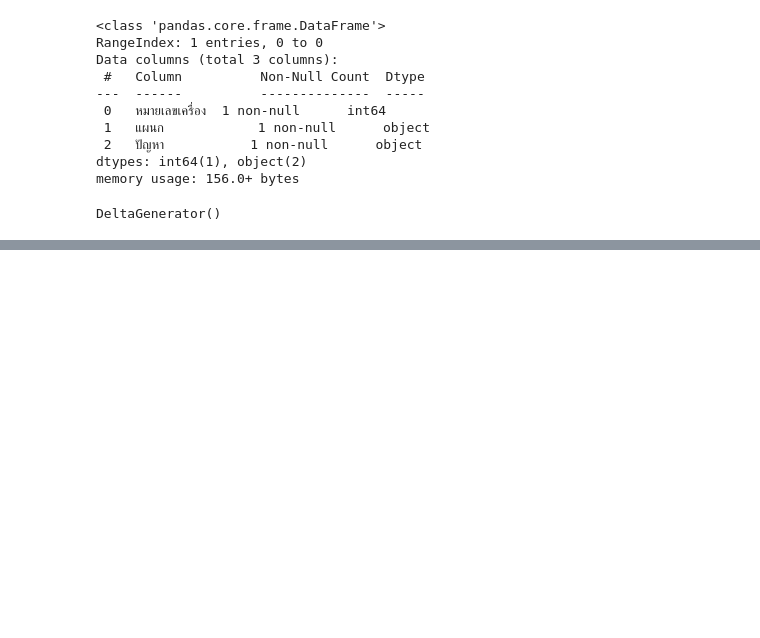
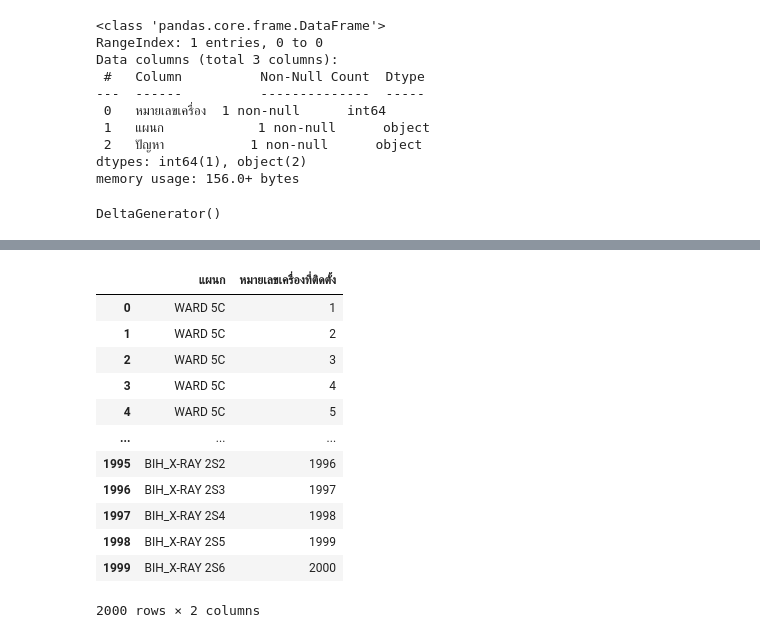
Before and after one commit to SSoraak/streamlit-start, a Jupyter notebook: test.ipynb, the cells around one changed output, grey strips where cells are left out. Cells and saved outputs as stored; diff of their text form; code cells hidden in the pictures; blank space fills up the shorter version.

```diff
--- a/test.ipynb
+++ b/test.ipynb
@@ -220,0 +260,17 @@ print(f"Predicted Time Until Maintenance Issue (statsmodels): {prediction_sm[0]:
+# %%
+df2 = pd.read_excel(data_path, sheet_name="แผนกที่ติดตั้ง Dispenser")
+df2
+# %% [output]
+|  | แผนก | หมายเลขเครื่องที่ติดตั้ง |
+| 0 | WARD 5C | 1 |
+| 1 | WARD 5C | 2 |
+| 2 | WARD 5C | 3 |
+| 3 | WARD 5C | 4 |
+| 4 | WARD 5C | 5 |
+| ... | ... | ... |
+| 1995 | BIH_X-RAY 2S2 | 1996 |
+| 1996 | BIH_X-RAY 2S3 | 1997 |
+| 1997 | BIH_X-RAY 2S4 | 1998 |
+| 1998 | BIH_X-RAY 2S5 | 1999 |
+| 1999 | BIH_X-RAY 2S6 | 2000 |
+2000 rows × 2 columns
```
Also changed, not shown: parts of 11 cells of this notebook, 1 other file.
